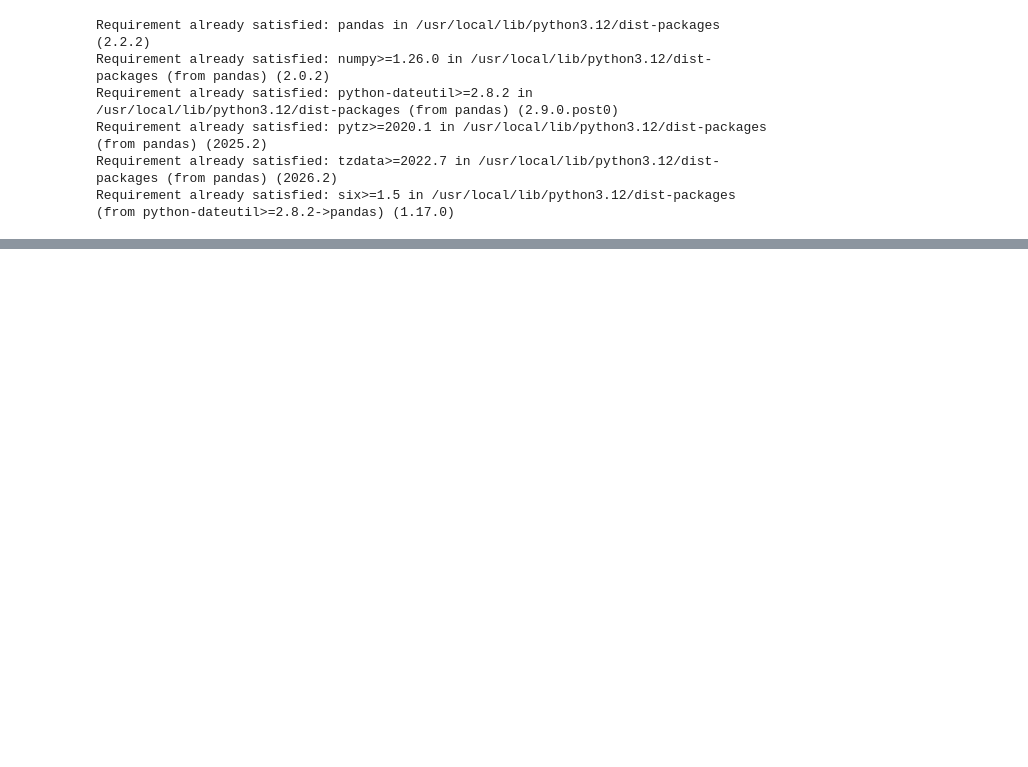
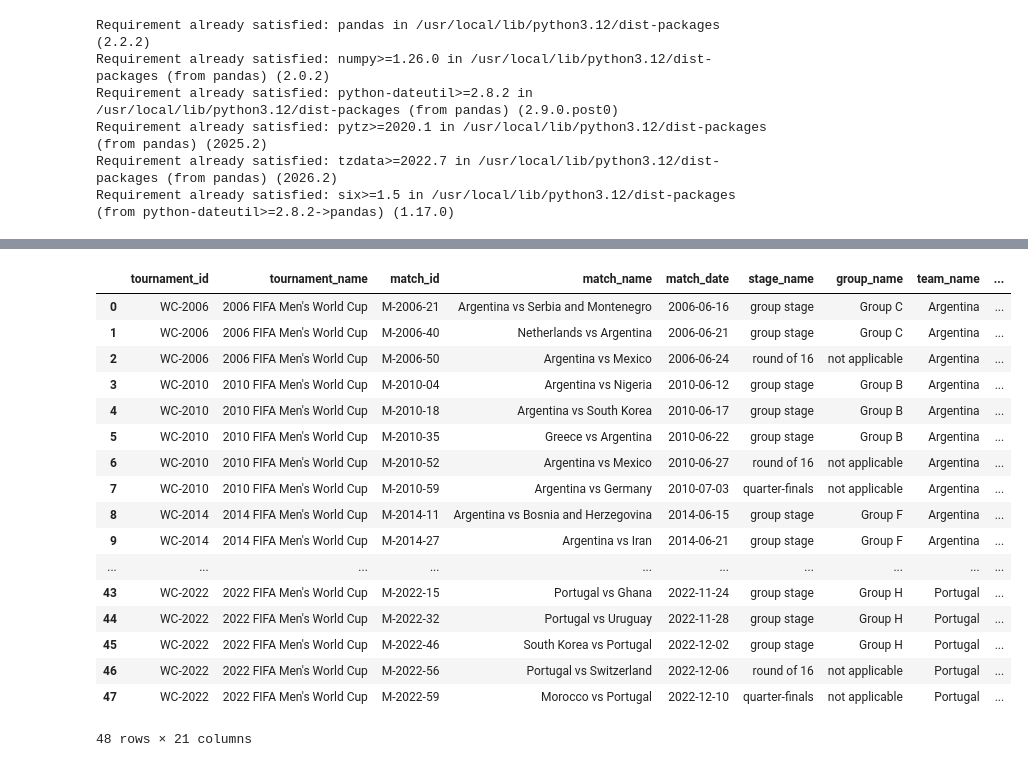
Before and after one commit to shaharham211/FIDE-Chess-Rating-Guide, a Jupyter notebook: Untitled0.ipynb, the cells around one changed output, grey strips where cells are left out. Drawn from its saved outputs; the diff is of its cells as text; code cells hidden in the pictures; blank space fills up the shorter version.

```diff
--- a/Untitled0.ipynb
+++ b/Untitled0.ipynb
@@ -34,0 +20,25 @@ FileNotFoundError: [Errno 2] No such file or directory: '/content/datasets/fide_
+# %%
+url = ("https://raw.githubusercontent.com/frontiertechinstitute/datasets/refs/heads/main/Ronaldo%20V.s.%20Messi/cleaned_goat_world_cup_data_level1.csv")
+
+data = pd.read_csv(url)
+
+data.head(50)
+# %% [output]
+|  | tournament_id | tournament_name | match_id | match_name | match_date | stage_name | group_name | team_name | ... |
+| 0 | WC-2006 | 2006 FIFA Men's World Cup | M-2006-21 | Argentina vs Serbia and Montenegro | 2006-06-16 | group stage | Group C | Argentina | ... |
+| 1 | WC-2006 | 2006 FIFA Men's World Cup | M-2006-40 | Netherlands vs Argentina | 2006-06-21 | group stage | Group C | Argentina | ... |
+| 2 | WC-2006 | 2006 FIFA Men's World Cup | M-2006-50 | Argentina vs Mexico | 2006-06-24 | round of 16 | not applicable | Argentina | ... |
+| 3 | WC-2010 | 2010 FIFA Men's World Cup | M-2010-04 | Argentina vs Nigeria | 2010-06-12 | group stage | Group B | Argentina | ... |
+| 4 | WC-2010 | 2010 FIFA Men's World Cup | M-2010-18 | Argentina vs South Korea | 2010-06-17 | group stage | Group B | Argentina | ... |
+| 5 | WC-2010 | 2010 FIFA Men's World Cup | M-2010-35 | Greece vs Argentina | 2010-06-22 | group stage | Group B | Argentina | ... |
+| 6 | WC-2010 | 2010 FIFA Men's World Cup | M-2010-52 | Argentina vs Mexico | 2010-06-27 | round of 16 | not applicable | Argentina | ... |
+| 7 | WC-2010 | 2010 FIFA Men's World Cup | M-2010-59 | Argentina vs Germany | 2010-07-03 | quarter-finals | not applicable | Argentina | ... |
+| 8 | WC-2014 | 2014 FIFA Men's World Cup | M-2014-11 | Argentina vs Bosnia and Herzegovina | 2014-06-15 | group stage | Group F | Argentina | ... |
+| 9 | WC-2014 | 2014 FIFA Men's World Cup | M-2014-27 | Argentina vs Iran | 2014-06-21 | group stage | Group F | Argentina | ... |
+| ... | ... | ... | ... | ... | ... | ... | ... | ... | ... |
+| 43 | WC-2022 | 2022 FIFA Men's World Cup | M-2022-15 | Portugal vs Ghana | 2022-11-24 | group stage | Group H | Portugal | ... |
+| 44 | WC-2022 | 2022 FIFA Men's World Cup | M-2022-32 | Portugal vs Uruguay | 2022-11-28 | group stage | Group H | Portugal | ... |
+| 45 | WC-2022 | 2022 FIFA Men's World Cup | M-2022-46 | South Korea vs Portugal | 2022-12-02 | group stage | Group H | Portugal | ... |
+| 46 | WC-2022 | 2022 FIFA Men's World Cup | M-2022-56 | Portugal vs Switzerland | 2022-12-06 | round of 16 | not applicable | Portugal | ... |
+| 47 | WC-2022 | 2022 FIFA Men's World Cup | M-2022-59 | Morocco vs Portugal | 2022-12-10 | quarter-finals | not applicable | Portugal | ... |
+48 rows × 21 columns
```
Also changed, not shown: parts of 11 cells of this notebook.
